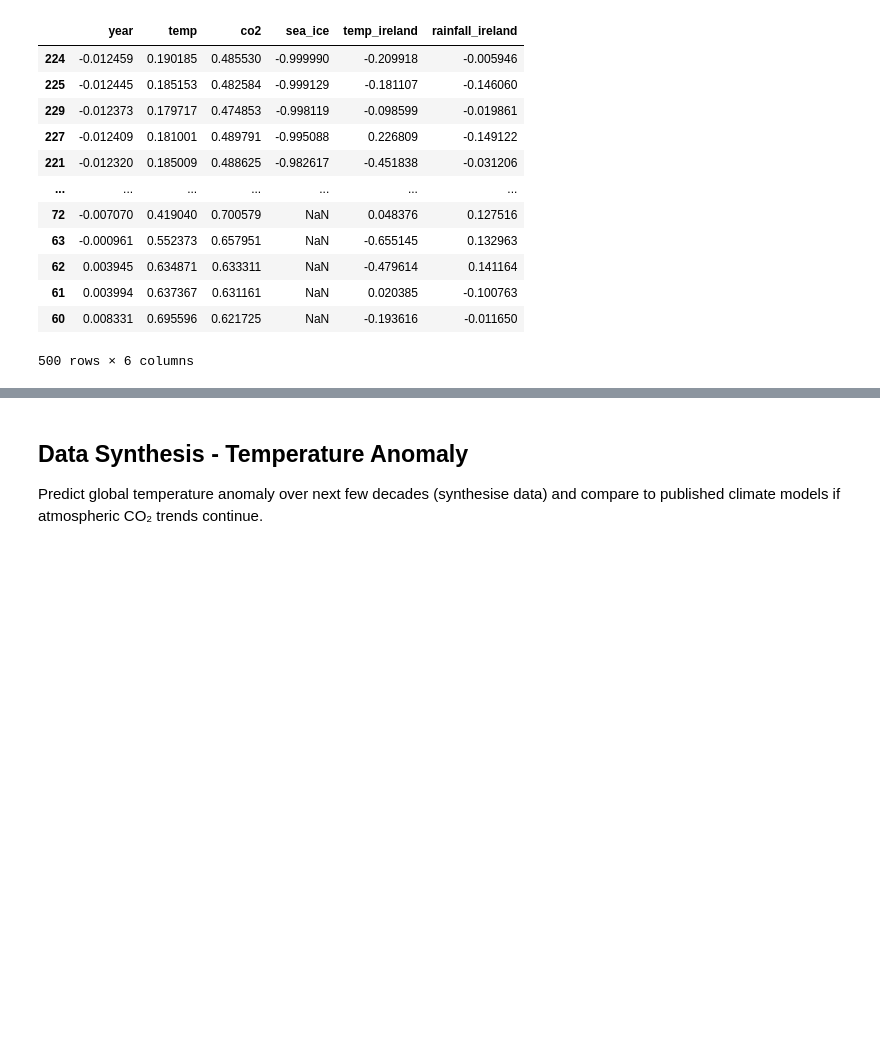
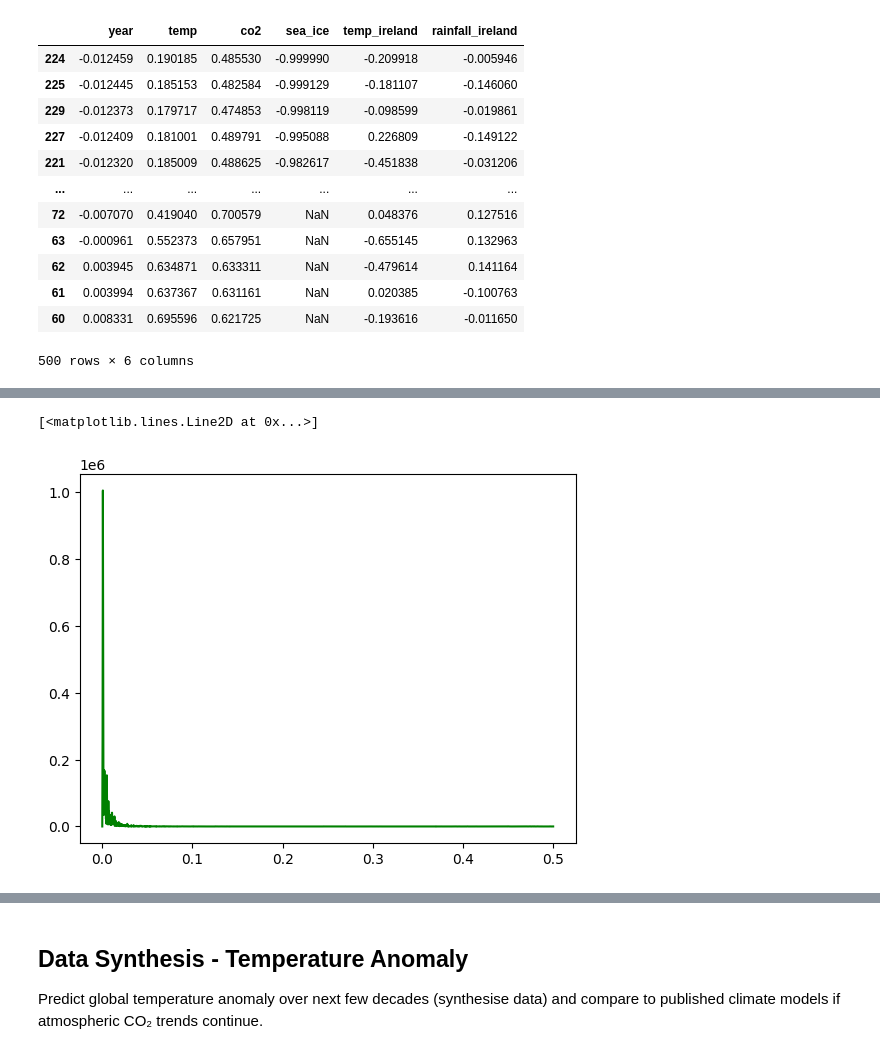
Before and after one commit to rachel-king4/PfDA_Assignment_2, a Jupyter notebook: pfda_assignment_2.ipynb, the cells around one changed output, grey strips where cells are left out. Drawn from its saved outputs; the diff is of its cells as text; code cells hidden in the pictures; blank space fills up the shorter version.

```diff
--- a/pfda_assignment_2.ipynb
+++ b/pfda_assignment_2.ipynb
@@ -873,0 +893,6 @@ Comparing temperature and sea ice, the highest negative correlation occurs with
+# %%
+# to plot periodogram for CO₂
+plt.plot(f2, Pxx2, color='g')
+# %% [output]
+[<matplotlib.lines.Line2D at 0x...>]
+[figure, added]
```
Also changed, not shown: parts of 12 cells of this notebook.
